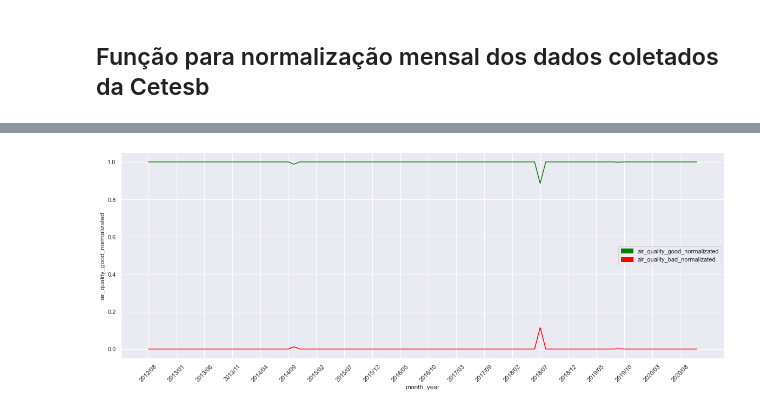
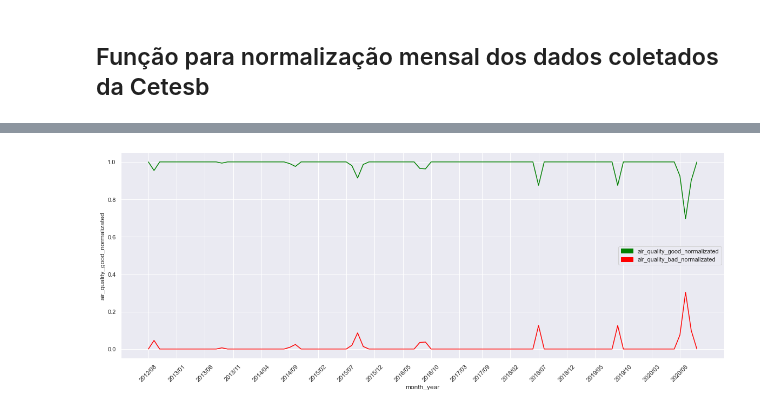
Before and after one commit to BrunoASNascimento/Estudo-da-correlacao-da-poluicao-atmosfericas-com-os-gastos-no-SUS, a Jupyter notebook: analysis.ipynb, the cells around one changed output, grey strips where cells are left out. Drawn from its saved outputs; the diff is of its cells as text; code cells hidden in the pictures.

```diff
--- a/analysis.ipynb
+++ b/analysis.ipynb
@@ -176,7 +178,7 @@ def air_quality_index(df, mp_type):
 # %%
 station='cetesb_77-Piracicaba.csv'
 df = clean_data_cetesb(pd.read_csv(f"{dir_cetesb}\{station}"))
-result = air_quality_index(df, 'MP25_index')
+result = air_quality_index(df, 'MP10_index')
 result['month_year'] =   (result['year'].astype(str)+'/' +result['month'].astype(str).str.zfill(2))
 result.sort_values(by='month_year',inplace=True,ascending=True)
 result.head(20)
@@ -201,26 +203,26 @@ result.head(20)
 # %%
 fig, ax = plt.subplots()
 fig.set_size_inches(20, 7)
 
 leg_good = mpatches.Patch(color='green', label='air_quality_good_normalizated')
 leg_bad = mpatches.Patch(color='red', label='air_quality_bad_normalizated')
 
 img = sns.lineplot(
     data=result,
     x='month_year',
     y='air_quality_good_normalizated',
     color='green',
     ax=ax
 )
 sns.lineplot(
     data=result,
     x='month_year',
     y='air_quality_bad_normalizated',
     color='red',
     ax=ax
 )
 plt.legend(handles=[leg_good,leg_bad])
-plt.xticks([result['month_year'][i] for i in range(0,result.shape[0]+1,5)],rotation=45)
+plt.xticks([result['month_year'][i] for i in range(0,result['month_year'].shape[0],5)],rotation=45)
 sns.despine()
 # %% [output]
-[figure, old version]
+[figure, new version]
```
Also changed, not shown: parts of 7 cells of this notebook.
